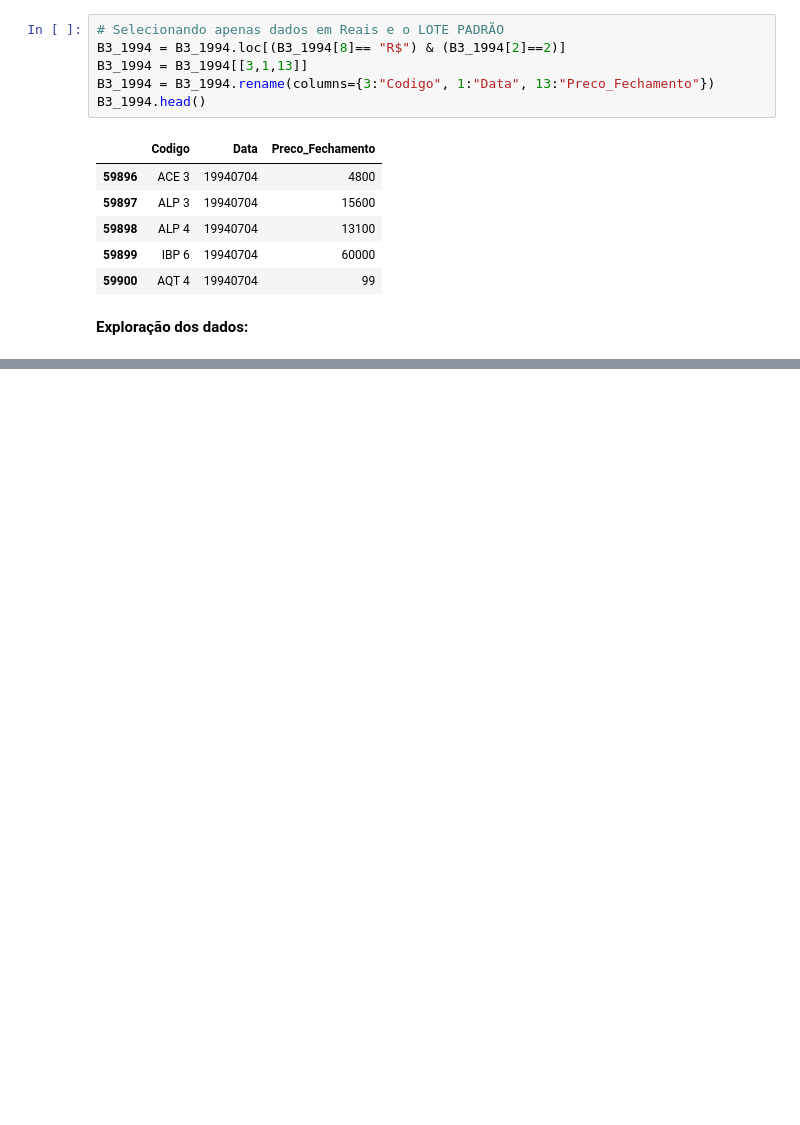
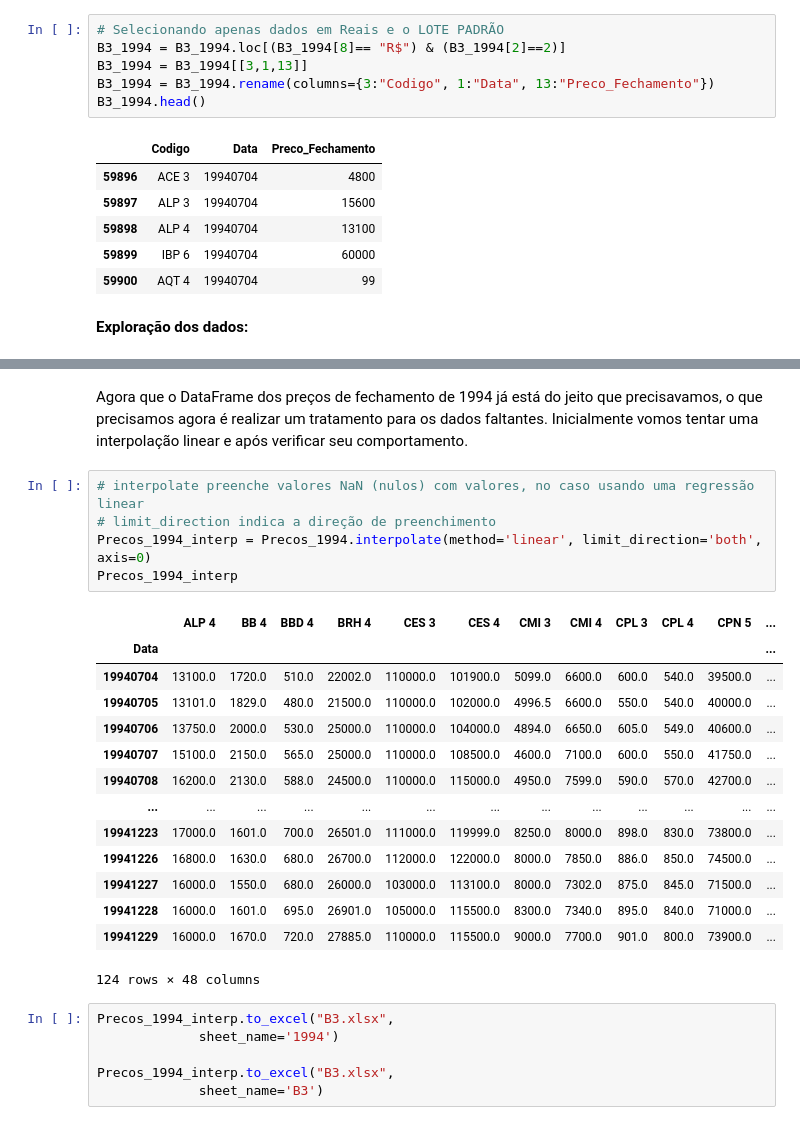
Before and after one commit to deboraaires/analise_Ibovespa, a Jupyter notebook: Análise_do_IBOVESPA.ipynb, the cells around one changed output, grey strips where cells are left out. Cells and saved outputs as stored; diff of their text form; blank space fills up the shorter version.

```diff
--- a/Análise_do_IBOVESPA.ipynb
+++ b/Análise_do_IBOVESPA.ipynb
@@ -970,0 +1000,28 @@ Precos_1994
+# %% [markdown]
+Agora que o DataFrame dos preços de fechamento de 1994 já está do jeito que precisavamos, o que precisamos agora é realizar um tratamento para os dados faltantes. Inicialmente vomos tentar uma interpolação linear e após verificar seu comportamento.
+# %%
+# interpolate preenche valores NaN (nulos) com valores, no caso usando uma regressão linear
+# limit_direction indica a direção de preenchimento
+Precos_1994_interp = Precos_1994.interpolate(method='linear', limit_direction='both', axis=0)
+Precos_1994_interp
+# %% [output]
+|  | ALP 4 | BB 4 | BBD 4 | BRH 4 | CES 3 | CES 4 | CMI 3 | CMI 4 | CPL 3 | CPL 4 | CPN 5 | ... |
+| Data |  |  |  |  |  |  |  |  |  |  |  | ... |
+| 19940704 | 13100.0 | 1720.0 | 510.0 | 22002.0 | 110000.0 | 101900.0 | 5099.0 | 6600.0 | 600.0 | 540.0 | 39500.0 | ... |
+| 19940705 | 13101.0 | 1829.0 | 480.0 | 21500.0 | 110000.0 | 102000.0 | 4996.5 | 6600.0 | 550.0 | 540.0 | 40000.0 | ... |
+| 19940706 | 13750.0 | 2000.0 | 530.0 | 25000.0 | 110000.0 | 104000.0 | 4894.0 | 6650.0 | 605.0 | 549.0 | 40600.0 | ... |
+| 19940707 | 15100.0 | 2150.0 | 565.0 | 25000.0 | 110000.0 | 108500.0 | 4600.0 | 7100.0 | 600.0 | 550.0 | 41750.0 | ... |
+| 19940708 | 16200.0 | 2130.0 | 588.0 | 24500.0 | 110000.0 | 115000.0 | 4950.0 | 7599.0 | 590.0 | 570.0 | 42700.0 | ... |
+| ... | ... | ... | ... | ... | ... | ... | ... | ... | ... | ... | ... | ... |
+| 19941223 | 17000.0 | 1601.0 | 700.0 | 26501.0 | 111000.0 | 119999.0 | 8250.0 | 8000.0 | 898.0 | 830.0 | 73800.0 | ... |
+| 19941226 | 16800.0 | 1630.0 | 680.0 | 26700.0 | 112000.0 | 122000.0 | 8000.0 | 7850.0 | 886.0 | 850.0 | 74500.0 | ... |
+| 19941227 | 16000.0 | 1550.0 | 680.0 | 26000.0 | 103000.0 | 113100.0 | 8000.0 | 7302.0 | 875.0 | 845.0 | 71500.0 | ... |
+| 19941228 | 16000.0 | 1601.0 | 695.0 | 26901.0 | 105000.0 | 115500.0 | 8300.0 | 7340.0 | 895.0 | 840.0 | 71000.0 | ... |
+| 19941229 | 16000.0 | 1670.0 | 720.0 | 27885.0 | 110000.0 | 115500.0 | 9000.0 | 7700.0 | 901.0 | 800.0 | 73900.0 | ... |
+124 rows × 48 columns
+# %%
+Precos_1994_interp.to_excel("B3.xlsx",
+             sheet_name='1994')
+
+Precos_1994_interp.to_excel("B3.xlsx",
+             sheet_name='B3')
```
Also changed, not shown: parts of 15 cells of this notebook.
